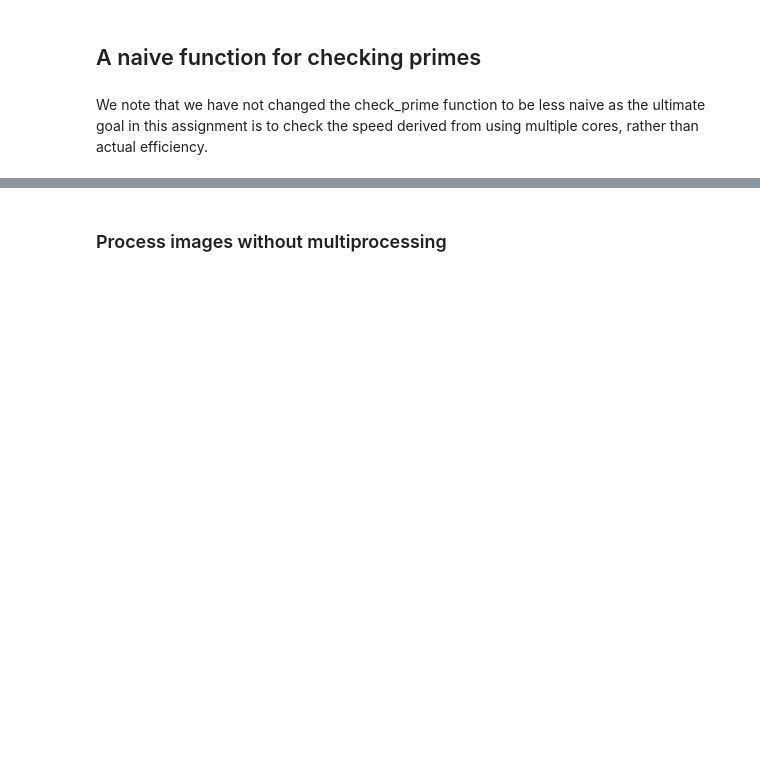
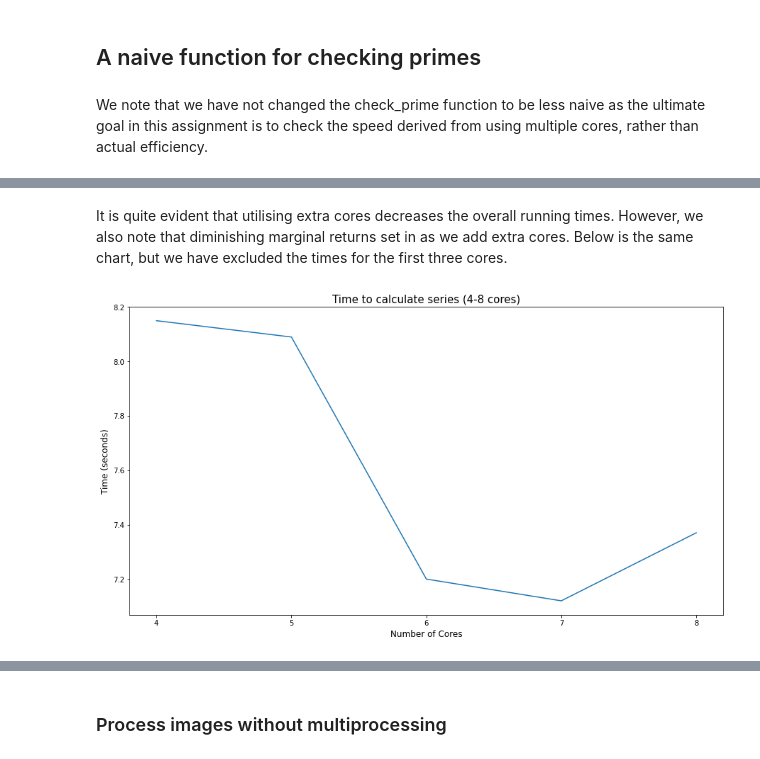
Before and after one commit to kevinobrien97/comp30660_python_multiprocessing, a Jupyter notebook: MultiprocessingCore.ipynb, the cells around one changed output, grey strips where cells are left out. Drawn from its saved outputs; the diff is of its cells as text; code cells hidden in the pictures; blank space fills up the shorter version.

```diff
--- a/MultiprocessingCore.ipynb
+++ b/MultiprocessingCore.ipynb
@@ -132,0 +143,13 @@ def mainfunc(numbers):
+# %% [markdown]
+It is quite evident that utilising extra cores decreases the overall running times. However, we also note that diminishing marginal returns set in as we add extra cores. Below is the same chart, but we have excluded the times for the first three cores.
+# %%
+plt.figure(figsize=(15,8))
+plt.plot(corenumbers[3:], running_time[3:])
+plt.xlabel("Number of Cores", fontsize=12)
+plt.ylabel("Time (seconds)", fontsize=12)
+# below line sets axes to only actual recorded times
+plt.locator_params(axis="both", integer=True, tight=True)
+plt.title("Time to calculate series (4-8 cores)", fontsize=15)
+plt.show()
+# %% [output]
+[figure, added]
```
Also changed, not shown: parts of 37 cells of this notebook, 3 other files.
